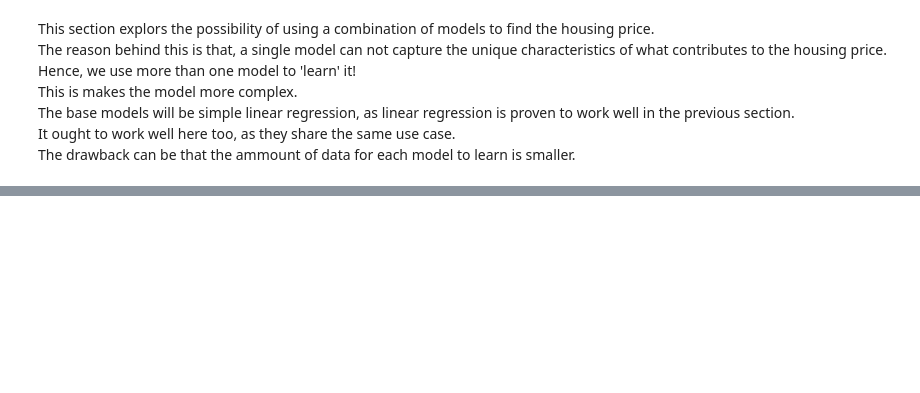
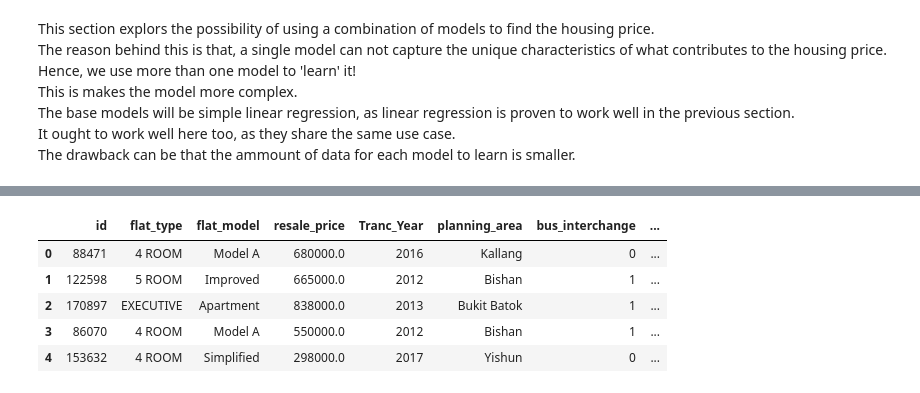
Before and after one commit to Luke-zm/DSI_Proj, a Jupyter notebook: project_2/code/house_reg_model.ipynb, the cells around one changed output, grey strips where cells are left out. Cells and saved outputs as stored; diff of their text form; code cells hidden in the pictures; blank space fills up the shorter version.

```diff
--- a/project_2/code/house_reg_model.ipynb
+++ b/project_2/code/house_reg_model.ipynb
@@ -797,0 +787,6 @@ The drawback can be that the ammount of data for each model to learn is smaller.
+# %%
+# comnbine train and test, only doing this for one hot encoding of data
+df = pd.concat([df, test])
+# %%
+# drop numerical features
+df_cat = df.drop(columns=numerical_col)
@@ -797,0 +796,9 @@ The drawback can be that the ammount of data for each model to learn is smaller.
+# %%
+df_cat.head()
+# %% [output]
+|  | id | flat_type | flat_model | resale_price | Tranc_Year | planning_area | bus_interchange | ... |
+| 0 | 88471 | 4 ROOM | Model A | 680000.0 | 2016 | Kallang | 0 | ... |
+| 1 | 122598 | 5 ROOM | Improved | 665000.0 | 2012 | Bishan | 1 | ... |
+| 2 | 170897 | EXECUTIVE | Apartment | 838000.0 | 2013 | Bukit Batok | 1 | ... |
+| 3 | 86070 | 4 ROOM | Model A | 550000.0 | 2012 | Bishan | 1 | ... |
+| 4 | 153632 | 4 ROOM | Simplified | 298000.0 | 2017 | Yishun | 0 | ... |
```
Also changed, not shown: parts of 66 cells of this notebook, 2 other files.
